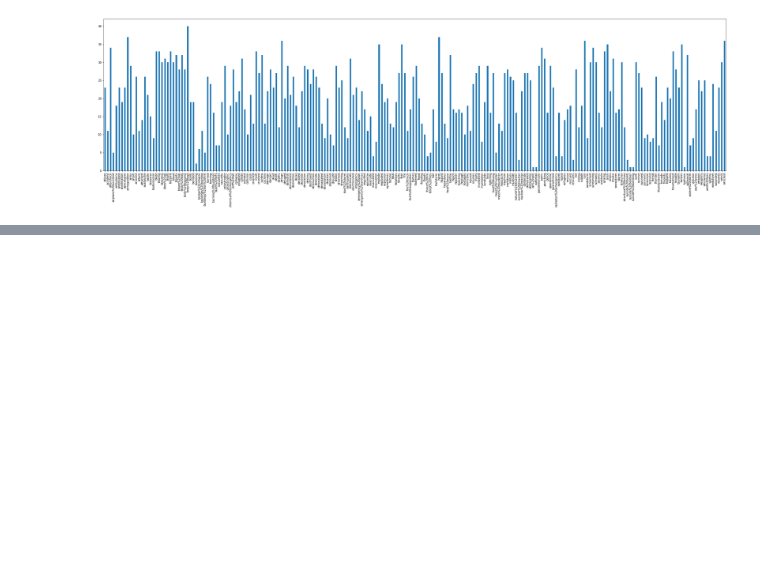
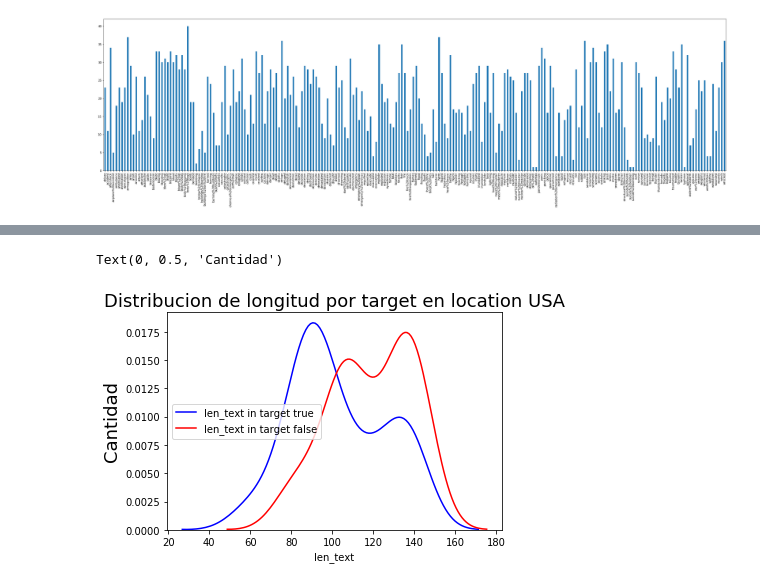
Before and after one commit to pablbob/9558-7506-Data-Hunters, a Jupyter notebook: TP1.ipynb, the cells around one changed output, grey strips where cells are left out. Cells and saved outputs as stored; diff of their text form; code cells hidden in the pictures; blank space fills up the shorter version.

```diff
--- a/TP1.ipynb
+++ b/TP1.ipynb
@@ -275,0 +302,3 @@ false['keyword'].value_counts().sort_index().plot(kind='bar', figsize=(40,10))
+# %%
+top_location = train[train['location'] == 'USA']
+top_location['target'].value_counts()
@@ -275,0 +324,8 @@ false['keyword'].value_counts().sort_index().plot(kind='bar', figsize=(40,10))
+# %%
+g1 = sb.distplot(top_location[top_location['target'] == 1]['len_text'], color="blue", label='len_text in target true', hist=False)
+g1 = sb.distplot(top_location[top_location['target'] == 0]['len_text'], color="red", label='len_text in target false', hist=False)
+g1.set_title("Distribucion de longitud por target en location USA", fontsize=18)
+g1.set_ylabel("Cantidad", fontsize=18)
+# %% [output]
+Text(0, 0.5, 'Cantidad')
+[figure, added]
```
Also changed, not shown: parts of 10 cells of this notebook.
